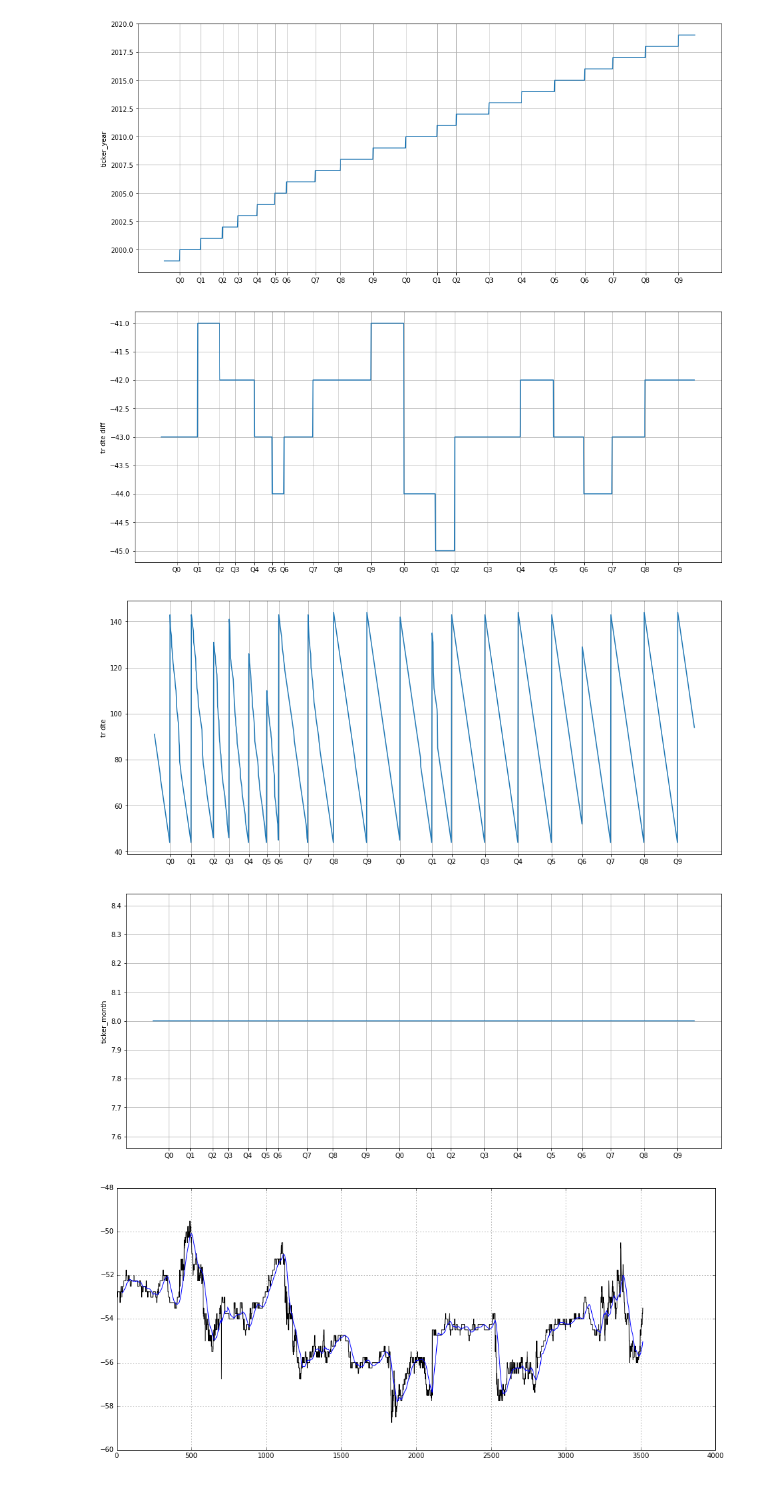
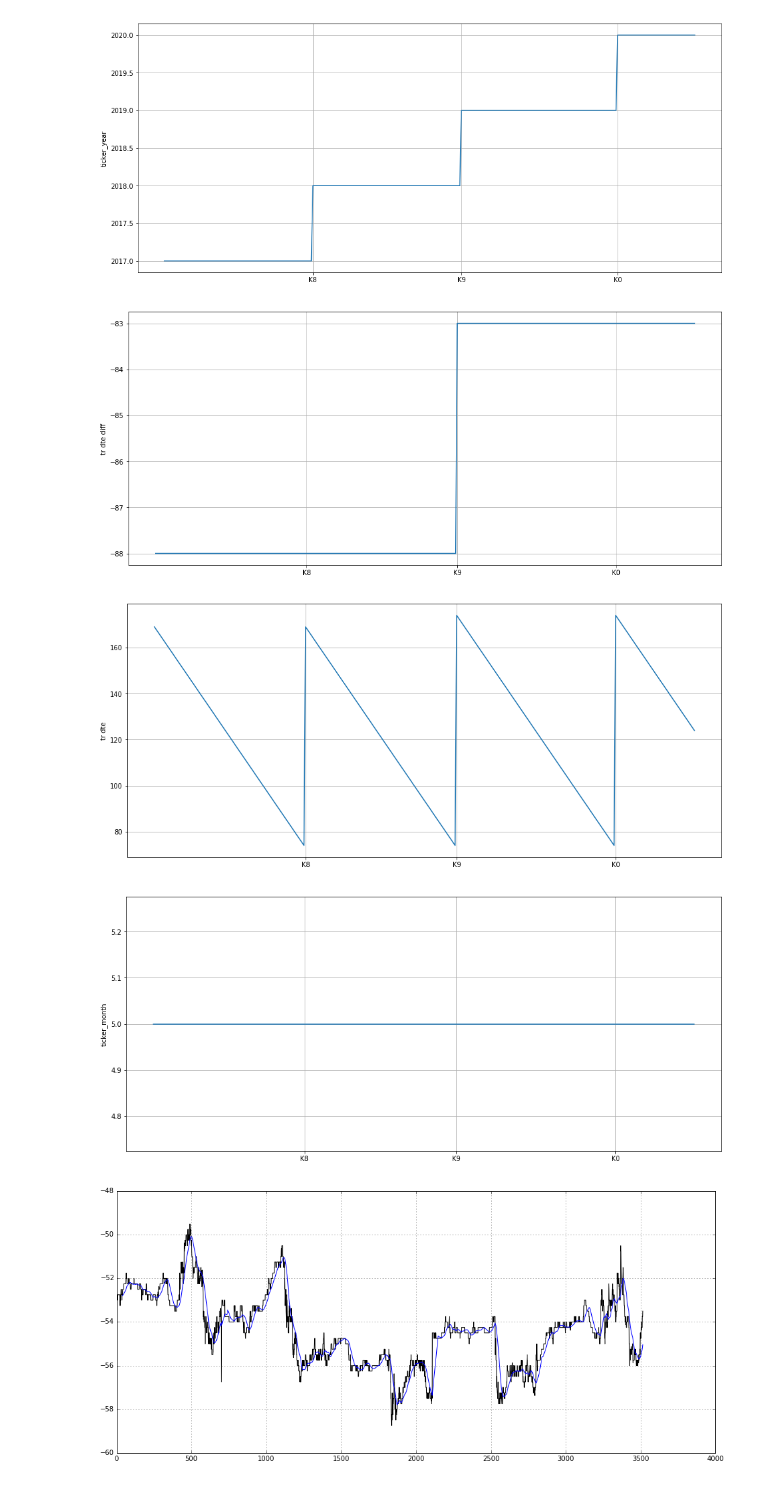
Before and after one commit to chitown2016/repo_barbarossa, a Jupyter notebook: PycharmProjects/ta/analysis.ipynb, the cells around one changed output. Cells and saved outputs as stored; diff of their text form; code cells hidden in the pictures.

```diff
--- a/PycharmProjects/ta/analysis.ipynb
+++ b/PycharmProjects/ta/analysis.ipynb
@@ -24,5 +25,5 @@ ic.get_intraday_vcs(id=345,atm_vol_ratio=1.00)
 # %%
 import futures_charts.options_curve as ocr
 %matplotlib inline
-ocr.get_vcs_panel_plot(ticker_list=['LNQ2019','LNV2019'],report_date = 20190401,diagnostics_q=True)
+ocr.get_vcs_panel_plot(ticker_list=['WK2020','WU2020'],report_date = 20191025,diagnostics_q=True)
 # %% [output]
@@ -33,7 +34,7 @@ ocr.get_vcs_panel_plot(ticker_list=['LNQ2019','LNV2019'],report_date = 20190401,
-[figure, old version]
+[figure, new version]
-[figure, old version]
+[figure, new version]
-[figure, old version]
+[figure, new version]
-[figure, old version]
+[figure, new version]
 # %%
 import futures_charts.intraday_charts as ic
 ic.get_intraday_futures_spread_chart(ticker_list=['CH2017','WH2017'],date_to=20161215)
```
Also changed, not shown: parts of 3 cells of this notebook, 25 other files.
